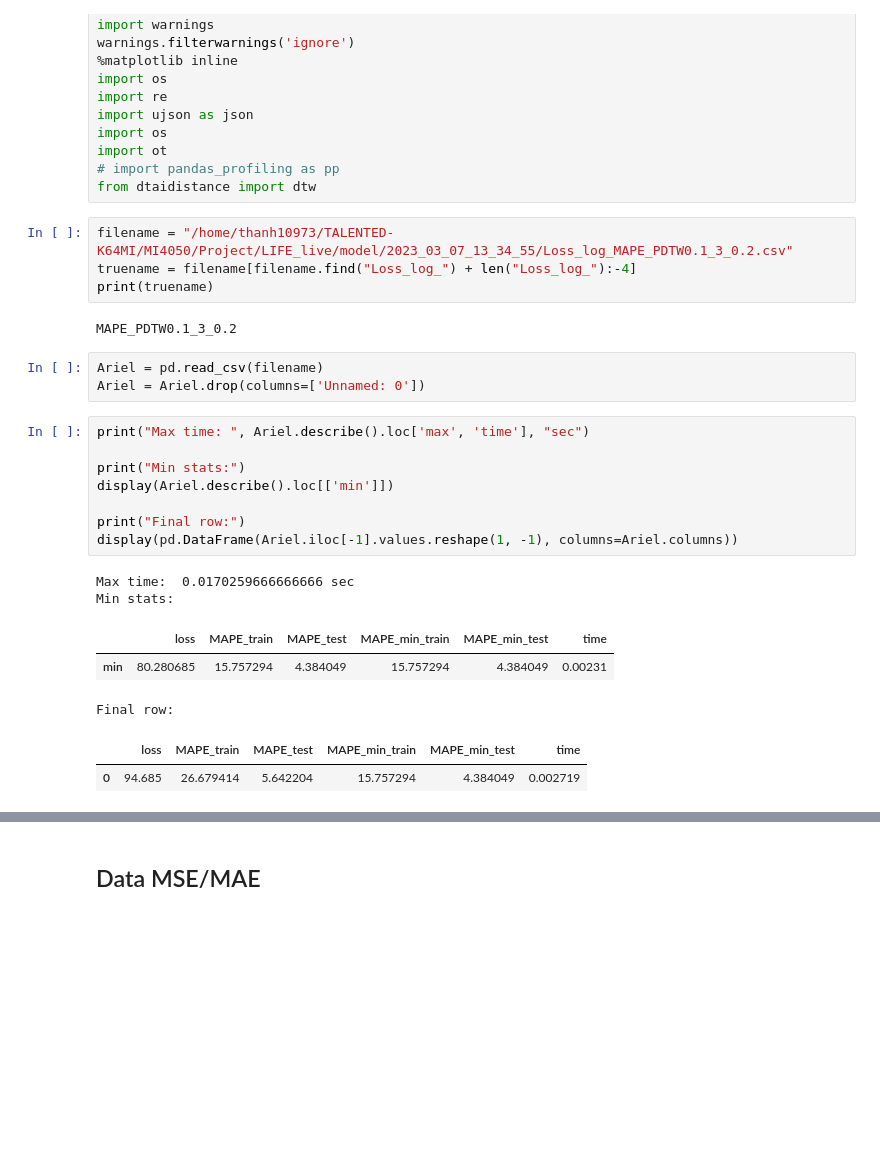
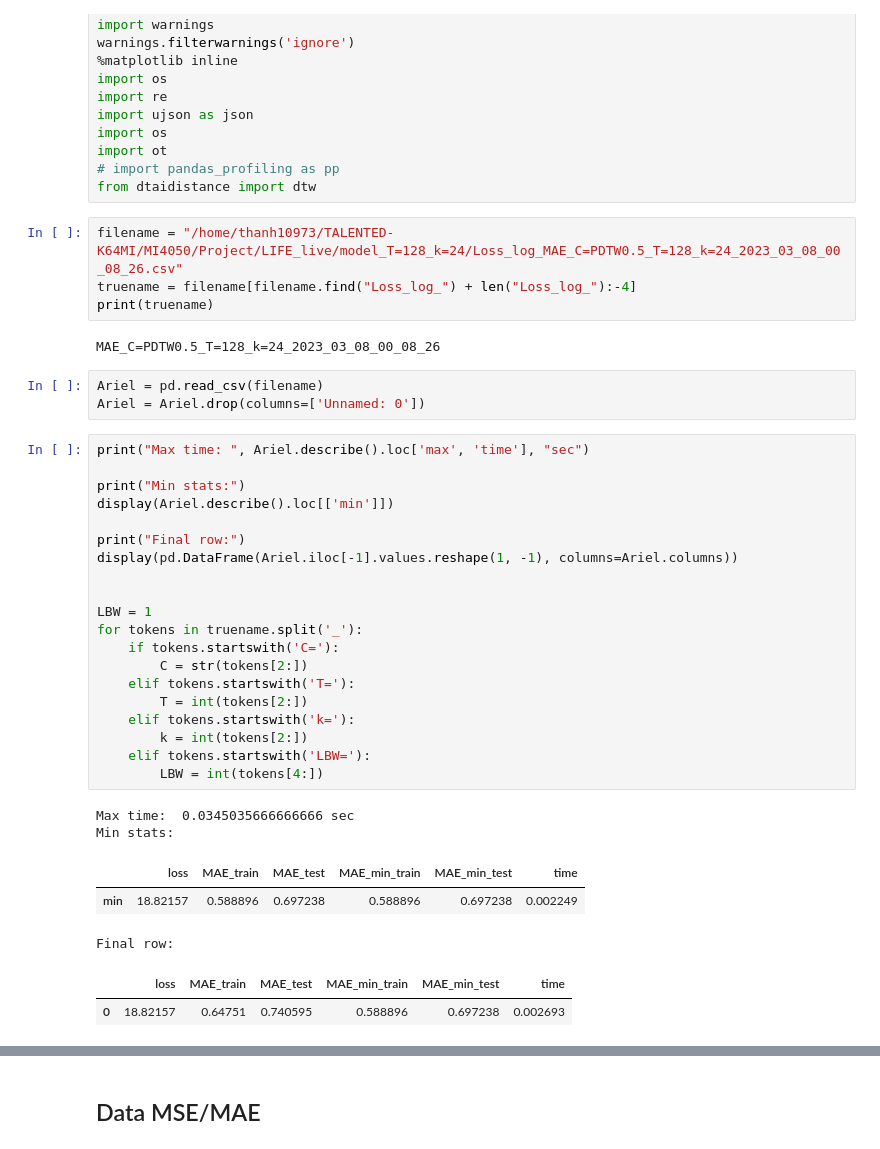
Before and after one commit to bu1th4nh/TALENTED-K64MI, a Jupyter notebook: MI4050/Project/LIFE_live/res_anal.ipynb, the cells around one changed output, grey strips where cells are left out. Drawn from its saved outputs; the diff is of its cells as text; blank space fills up the shorter version.

```diff
--- a/MI4050/Project/LIFE_live/res_anal.ipynb
+++ b/MI4050/Project/LIFE_live/res_anal.ipynb
@@ -30,30 +30,42 @@ import ot
 # import pandas_profiling as pp
 from dtaidistance import dtw
 # %%
-filename = "/home/thanh10973/TALENTED-K64MI/MI4050/Project/LIFE_live/model/2023_03_07_13_34_55/Loss_log_MAPE_PDTW0.1_3_0.2.csv"
+filename = "/home/thanh10973/TALENTED-K64MI/MI4050/Project/LIFE_live/model_T=128_k=24/Loss_log_MAE_C=PDTW0.5_T=128_k=24_2023_03_08_00_08_26.csv"
 truename = filename[filename.find("Loss_log_") + len("Loss_log_"):-4]
 print(truename)
 # %% [output]
-MAPE_PDTW0.1_3_0.2
+MAE_C=PDTW0.5_T=128_k=24_2023_03_08_00_08_26
 # %%
 Ariel = pd.read_csv(filename)
 Ariel = Ariel.drop(columns=['Unnamed: 0'])
 # %%
 print("Max time: ", Ariel.describe().loc['max', 'time'], "sec")
 
 print("Min stats:")
 display(Ariel.describe().loc[['min']])
 
 print("Final row:")
 display(pd.DataFrame(Ariel.iloc[-1].values.reshape(1, -1), columns=Ariel.columns))
+
+
+LBW = 1
+for tokens in truename.split('_'):
+    if tokens.startswith('C='):
+        C = str(tokens[2:])
+    elif tokens.startswith('T='):
+        T = int(tokens[2:])
+    elif tokens.startswith('k='):
+        k = int(tokens[2:])
+    elif tokens.startswith('LBW='):
+        LBW = int(tokens[4:])
 # %% [output]
-Max time:  0.0170259666666666 sec
+Max time:  0.0345035666666666 sec
 Min stats:
-|  | loss | MAPE_train | MAPE_test | MAPE_min_train | MAPE_min_test | time |
-| min | 80.280685 | 15.757294 | 4.384049 | 15.757294 | 4.384049 | 0.00231 |
+|  | loss | MAE_train | MAE_test | MAE_min_train | MAE_min_test | time |
+| min | 18.82157 | 0.588896 | 0.697238 | 0.588896 | 0.697238 | 0.002249 |
 Final row:
-|  | loss | MAPE_train | MAPE_test | MAPE_min_train | MAPE_min_test | time |
-| 0 | 94.685 | 26.679414 | 5.642204 | 15.757294 | 4.384049 | 0.002719 |
+|  | loss | MAE_train | MAE_test | MAE_min_train | MAE_min_test | time |
+| 0 | 18.82157 | 0.64751 | 0.740595 | 0.588896 | 0.697238 | 0.002693 |
 # %%
 metric = None;
 if(filename.find("MSE") != -1):
```
Also changed, not shown: parts of 2 cells of this notebook, 26 other files.
